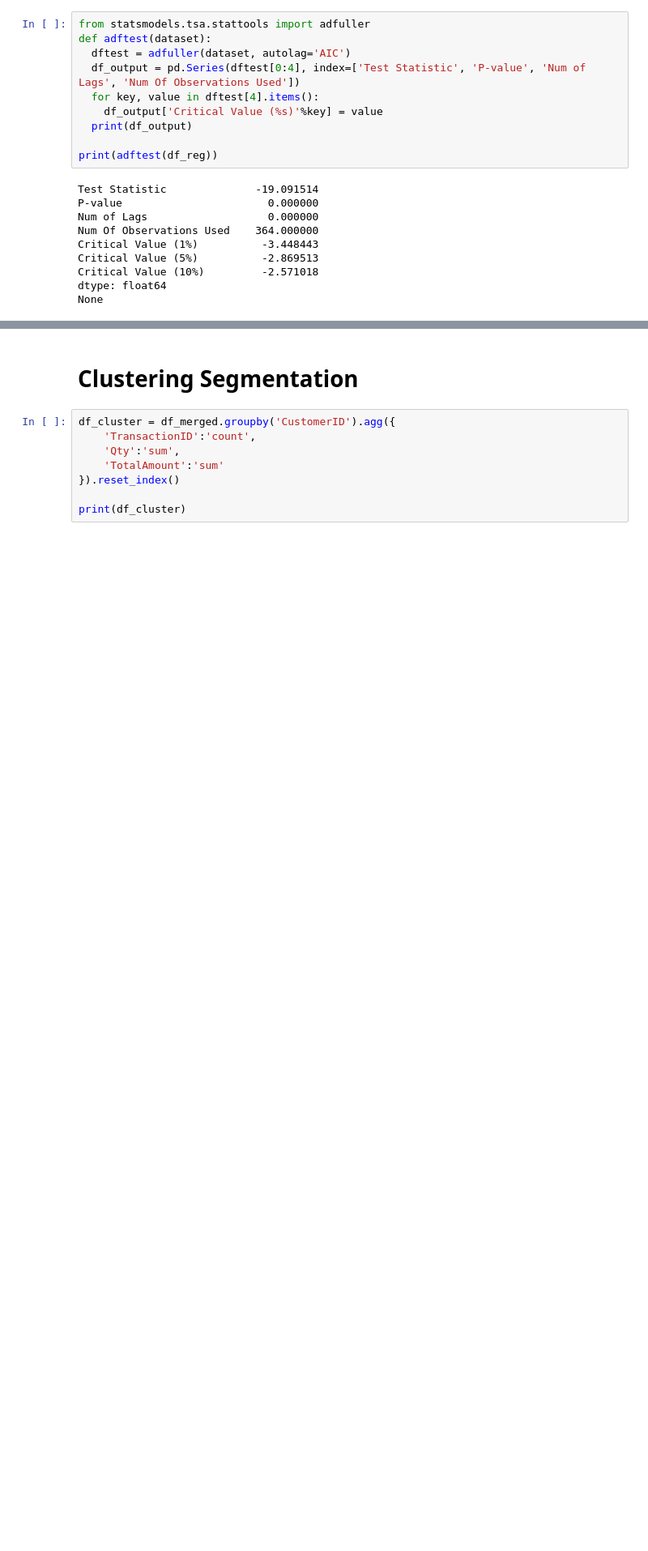
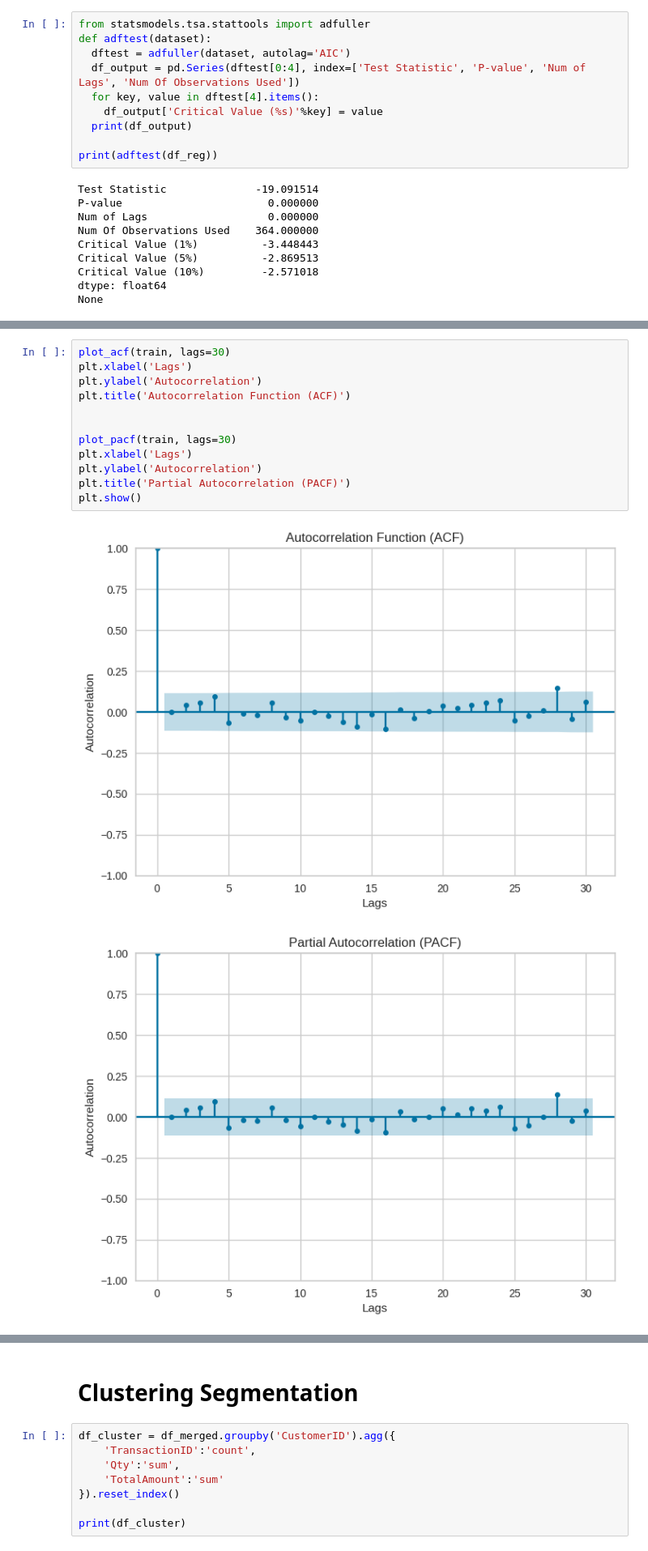
Before and after one commit to zulfaikarF99/VIX-Kalbe-Forecasting-and-Clustering, a Jupyter notebook: Final_VIX_Kalbe.ipynb, the cells around one changed output, grey strips where cells are left out. Shown at 81% size. Drawn from its saved outputs; the diff is of its cells as text; blank space fills up the shorter version.

```diff
--- a/Final_VIX_Kalbe.ipynb
+++ b/Final_VIX_Kalbe.ipynb
@@ -461,0 +467,15 @@ Warnings:
+# %%
+plot_acf(train, lags=30)
+plt.xlabel('Lags')
+plt.ylabel('Autocorrelation')
+plt.title('Autocorrelation Function (ACF)')
+
+
+plot_pacf(train, lags=30)
+plt.xlabel('Lags')
+plt.ylabel('Autocorrelation')
+plt.title('Partial Autocorrelation (PACF)')
+plt.show()
+# %% [output]
+[figure, added]
+[figure, added]
```
Also changed, not shown: parts of 30 cells of this notebook.
